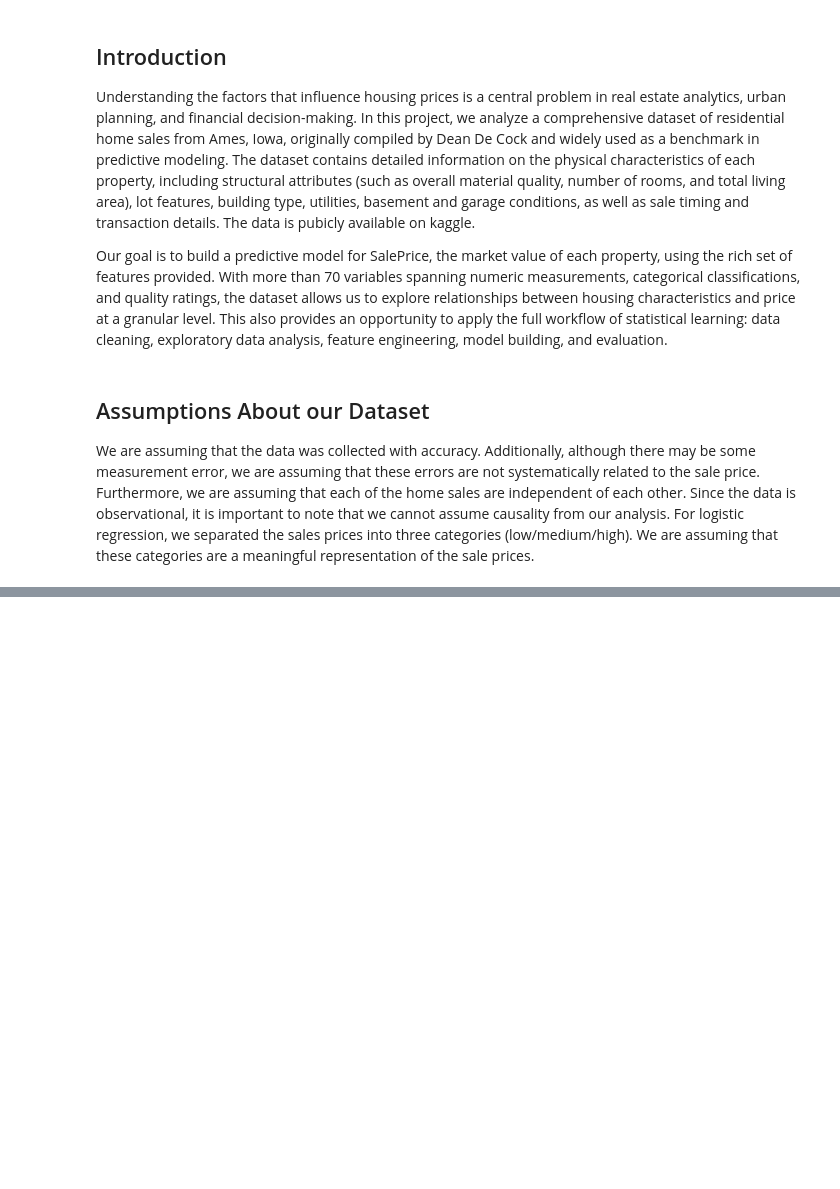
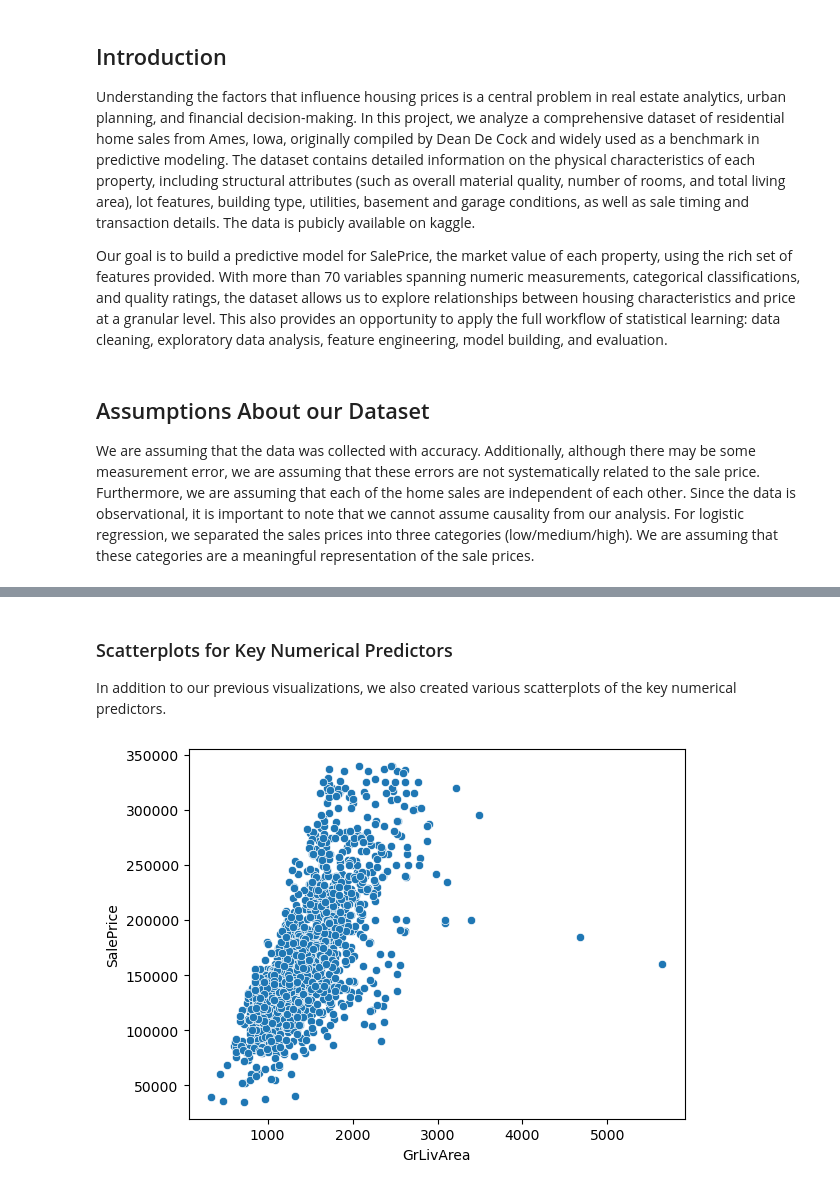
Before and after one commit to UCB-stat-159-f25/final-group04, a Jupyter notebook: main.ipynb, the cells around one changed output, grey strips where cells are left out. Saved outputs shown, nothing was run; the diff lists cells and outputs as text; code cells hidden in the pictures; blank space fills up the shorter version.

```diff
--- a/main.ipynb
+++ b/main.ipynb
@@ -14,0 +101,8 @@ We are assuming that the data was collected with accuracy. Additionally, althoug
+# %% [markdown]
+### Scatterplots for Key Numerical Predictors
+
+In addition to our previous visualizations, we also created various scatterplots of the key numerical predictors.
+# %%
+Image(filename = "Part1-EDA/Graph/GrLivArea_saleprice_corr.png")
+# %% [output]
+[figure, added]
```
Also changed, not shown: parts of 31 cells of this notebook, 11 other files.
